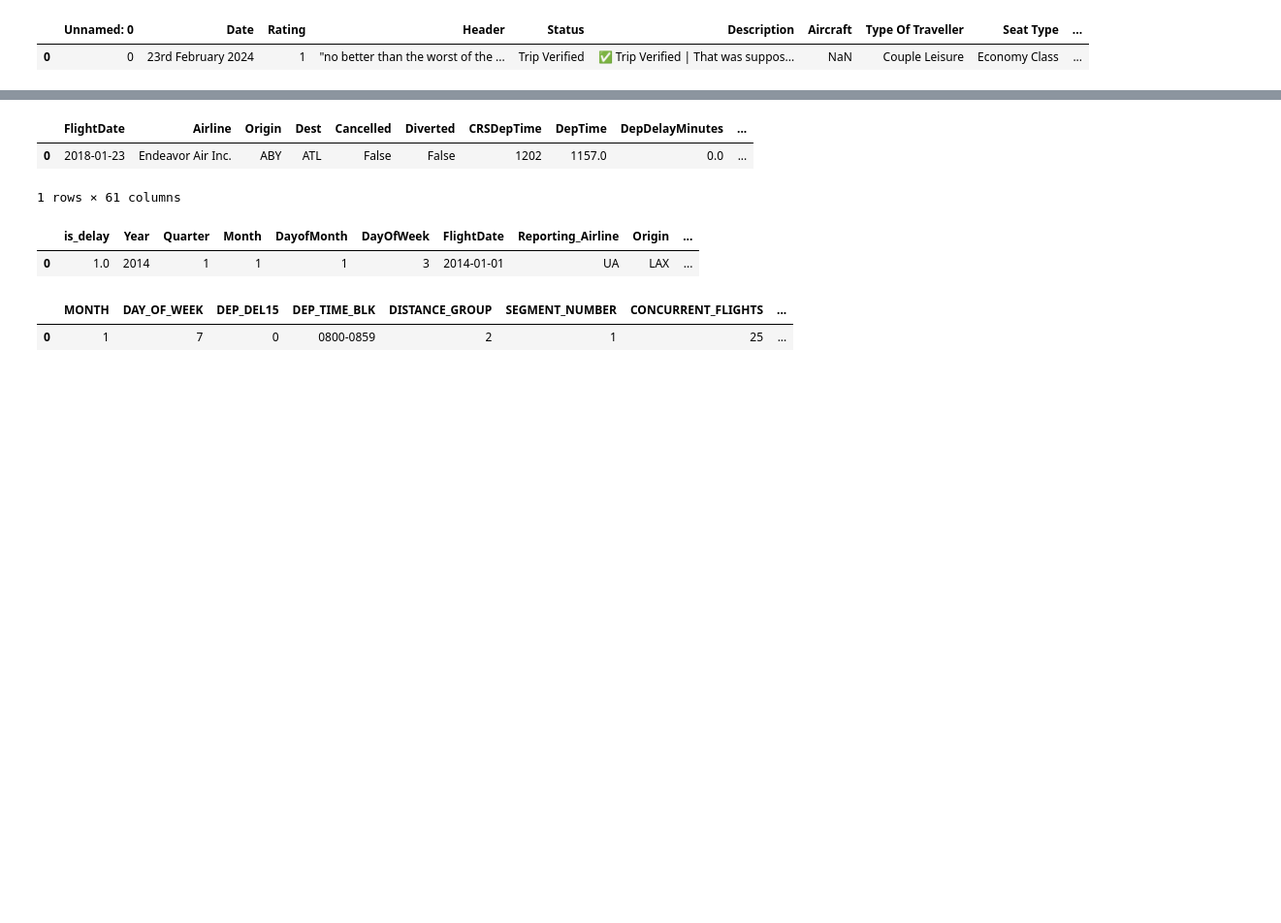
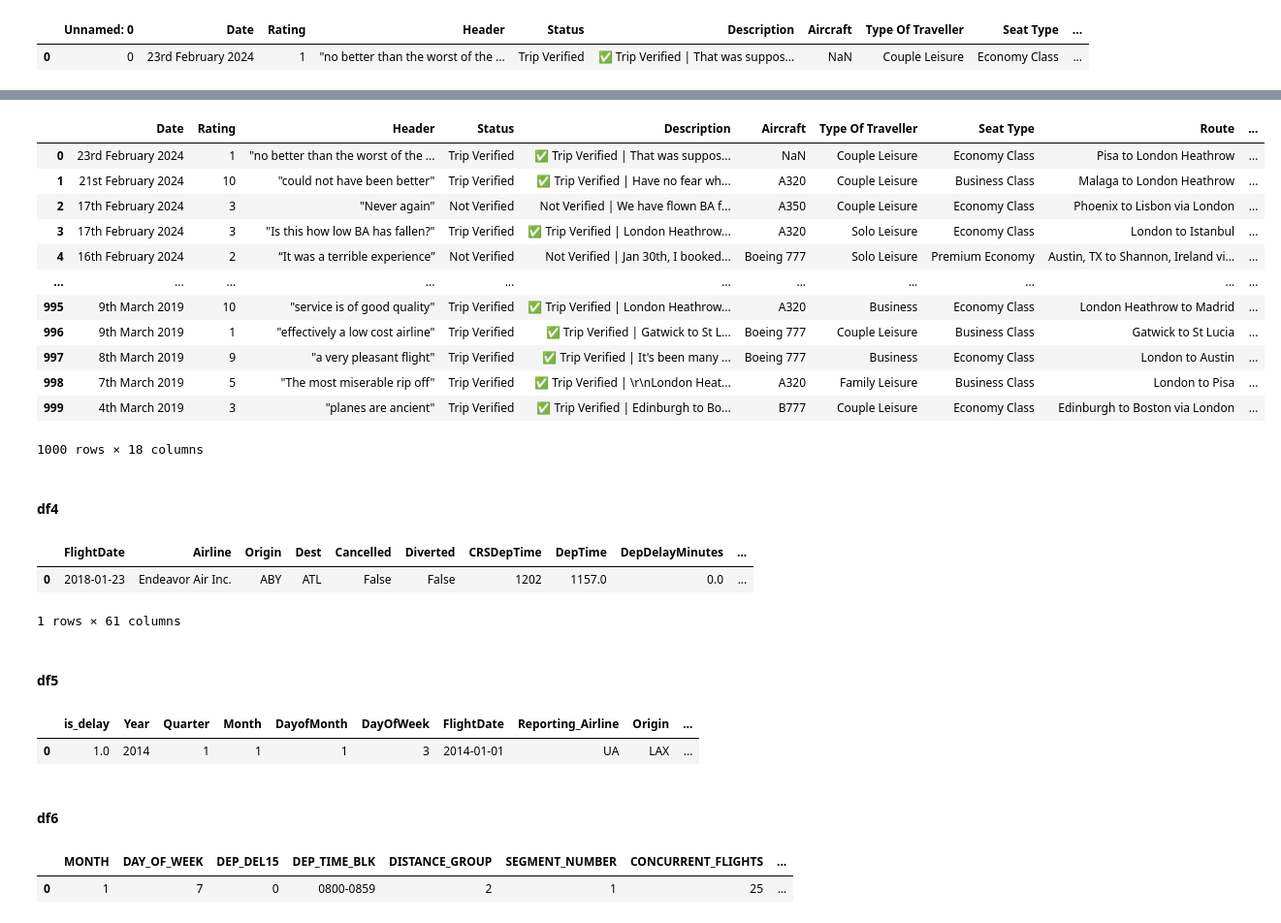
Before and after one commit to katarzynarogalska/Model-tunability, a Jupyter notebook: notebooks/data_analysis.ipynb, the cells around one changed output, grey strips where cells are left out. Shown: that part at 97% size. Drawn from its saved outputs; the diff is of its cells as text; code cells hidden in the pictures; blank space fills up the shorter version.

```diff
--- a/notebooks/data_analysis.ipynb
+++ b/notebooks/data_analysis.ipynb
@@ -34 +85,19 @@ df3.head(1) #target = Recommended (yes, no))
+# %%
+df3.drop(columns=['Unnamed: 0'])
+# %% [output]
+|  | Date | Rating | Header | Status | Description | Aircraft | Type Of Traveller | Seat Type | Route | ... |
+| 0 | 23rd February 2024 | 1 | "no better than the worst of the ... | Trip Verified | ✅ Trip Verified | That was suppos... | NaN | Couple Leisure | Economy Class | Pisa to London Heathrow | ... |
+| 1 | 21st February 2024 | 10 | "could not have been better" | Trip Verified | ✅ Trip Verified | Have no fear wh... | A320 | Couple Leisure | Business Class | Malaga to London Heathrow | ... |
+| 2 | 17th February 2024 | 3 | "Never again" | Not Verified | Not Verified | We have flown BA f... | A350 | Couple Leisure | Economy Class | Phoenix to Lisbon via London | ... |
+| 3 | 17th February 2024 | 3 | "Is this how low BA has fallen?" | Trip Verified | ✅ Trip Verified | London Heathrow... | A320 | Solo Leisure | Economy Class | London to Istanbul | ... |
+| 4 | 16th February 2024 | 2 | “It was a terrible experience” | Not Verified | Not Verified | Jan 30th, I booked... | Boeing 777 | Solo Leisure | Premium Economy | Austin, TX to Shannon, Ireland vi... | ... |
+| ... | ... | ... | ... | ... | ... | ... | ... | ... | ... | ... |
+| 995 | 9th March 2019 | 10 | "service is of good quality" | Trip Verified | ✅ Trip Verified | London Heathrow... | A320 | Business | Economy Class | London Heathrow to Madrid | ... |
+| 996 | 9th March 2019 | 1 | "effectively a low cost airline" | Trip Verified | ✅ Trip Verified | Gatwick to St L... | Boeing 777 | Couple Leisure | Business Class | Gatwick to St Lucia | ... |
+| 997 | 8th March 2019 | 9 | "a very pleasant flight" | Trip Verified | ✅ Trip Verified | It's been many ... | Boeing 777 | Business | Economy Class | London to Austin | ... |
+| 998 | 7th March 2019 | 5 | "The most miserable rip off" | Trip Verified | ✅ Trip Verified | \r\nLondon Heat... | A320 | Family Leisure | Business Class | London to Pisa | ... |
+| 999 | 4th March 2019 | 3 | "planes are ancient" | Trip Verified | ✅ Trip Verified | Edinburgh to Bo... | B777 | Couple Leisure | Economy Class | Edinburgh to Boston via London | ... |
+1000 rows × 18 columns
+# %% [markdown]
+#### df4
 # %%
@@ -37,11 +106,15 @@ df4.head(1) #target = Cancelled (bool)
 |  | FlightDate | Airline | Origin | Dest | Cancelled | Diverted | CRSDepTime | DepTime | DepDelayMinutes | ... |
 | 0 | 2018-01-23 | Endeavor Air Inc. | ABY | ATL | False | False | 1202 | 1157.0 | 0.0 | ... |
 1 rows × 61 columns
+# %% [markdown]
+#### df5
 # %%
 df5.head(1) # target = is_delay (float)
 # %% [output]
 |  | is_delay | Year | Quarter | Month | DayofMonth | DayOfWeek | FlightDate | Reporting_Airline | Origin | ... |
 | 0 | 1.0 | 2014 | 1 | 1 | 1 | 3 | 2014-01-01 | UA | LAX | ... |
+# %% [markdown]
+#### df6
 # %%
 df6.head(1) # target = DEP_DEL15 (int 0-1)
 # %% [output]
```
Also changed, not shown: parts of 13 cells of this notebook, 2 other files.
